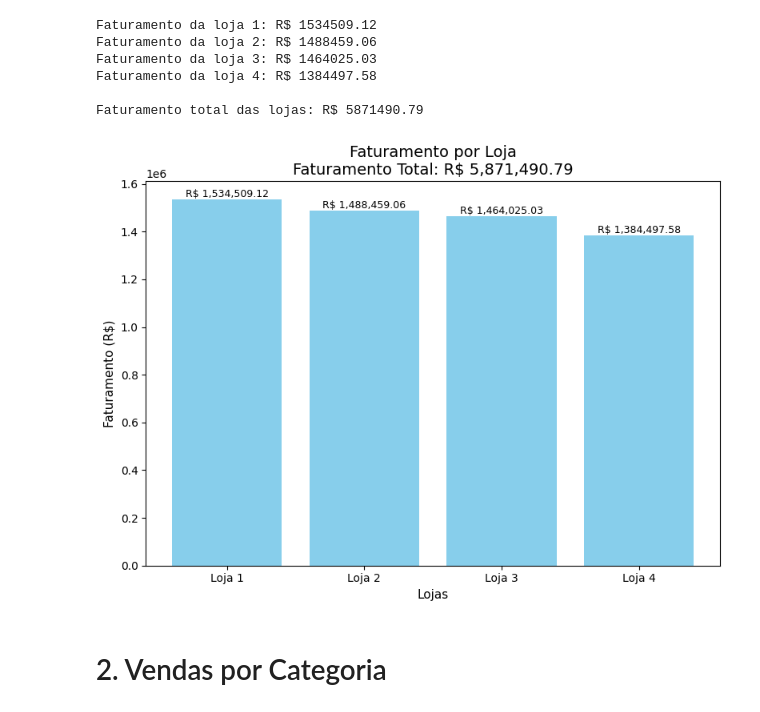
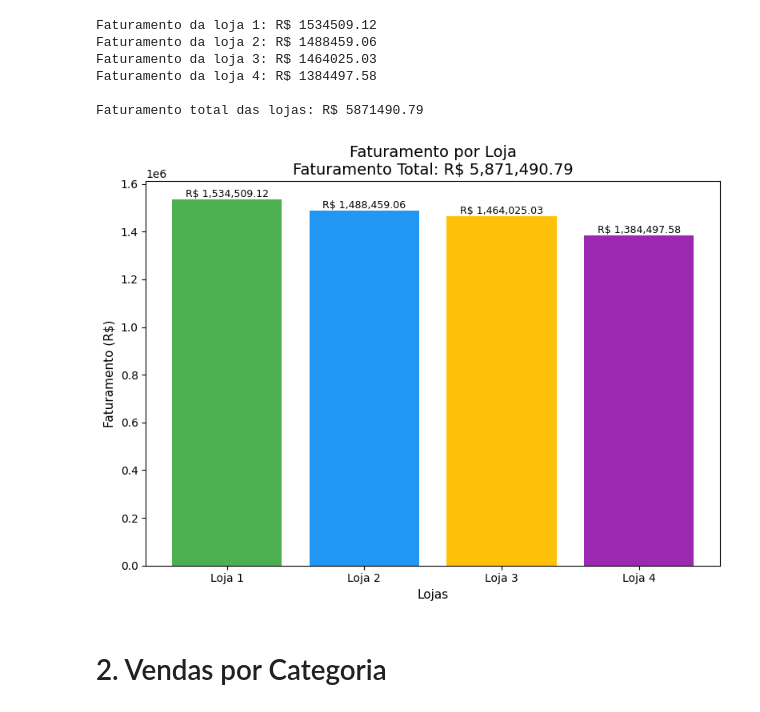
Before and after one commit to TyrGunllod/alura_store, a Jupyter notebook: AluraStoreBr.ipynb, the cells around one changed output. Drawn from its saved outputs; the diff is of its cells as text; code cells hidden in the pictures.

```diff
--- a/AluraStoreBr.ipynb
+++ b/AluraStoreBr.ipynb
@@ -50,18 +69,14 @@ def soma_produtos_tipo(arquivo, coluna):
 # ANÁLISE DE FATURAMENTO DAS LOJAS
 # ==============================================
 
-# Lista que armazenará o faturamento individual de cada loja
-faturamento_loja = []
+# Calcula o faturamento por loja
+faturamento_loja = [soma_por_coluna(loja, 'Preço') for loja in lojas]
 
-# Loop para calcular o faturamento (soma da coluna 'Preço') de cada loja
-for i in range(len(lojas)):
-    faturamento_loja.append(soma_por_coluna(lojas[i], 'Preço'))
-
-# Exibe o faturamento de cada loja individualmente
+# Exibe o faturamento por loja
 for i, valor in enumerate(faturamento_loja, start=1):
     print(f'Faturamento da loja {i}: R$ {valor:.2f}')
 
-# Calcula o faturamento total
+# Faturamento total
 faturamento_total = sum(faturamento_loja)
 print(f'\nFaturamento total das lojas: R$ {faturamento_total:.2f}')
 # %% [output]
@@ -72,35 +87,32 @@ Faturamento da loja 4: R$ 1384497.58
 
 Faturamento total das lojas: R$ 5871490.79
 # %%
-# Geração do gráfico de faturamento por loja
-
-# Lista com nomes das lojas para o eixo X
+# Nomes das lojas
 nomes_lojas = [f'Loja {i}' for i in range(1, len(lojas) + 1)]
 
-# Cria a figura e os eixos do gráfico
+# === Gráfico de faturamento por loja ===
+
 fig, ax = plt.subplots(figsize=(8, 6))
 
-# Cria as barras verticais
-barras = ax.bar(nomes_lojas, faturamento_loja, color='skyblue')
+# Cria o gráfico de barras com cores diferentes
+barras = ax.bar(nomes_lojas, faturamento_loja, color=cores)
 
-# Adiciona os valores de faturamento sobre cada barra
+# Adiciona os valores sobre cada barra
 for bar, valor in zip(barras, faturamento_loja):
     altura = bar.get_height()
-    ax.text(bar.get_x() + bar.get_width() / 2, altura + 500,  # posição do texto
+    ax.text(bar.get_x() + bar.get_width() / 2, altura + 500,
             f'R$ {valor:,.2f}', ha='center', va='bottom', fontsize=9)
 
-# Define título e rótulos
+# Título e rótulos
 ax.set_title(f'Faturamento por Loja\nFaturamento Total: R$ {faturamento_total:,.2f}', fontsize=14)
 ax.set_ylabel('Faturamento (R$)', fontsize=11)
 ax.set_xlabel('Lojas', fontsize=11)
 
-# Melhora o layout
+# Layout final
 plt.tight_layout()
-
-# Exibe o gráfico
 plt.show()
 # %% [output]
-[figure, old version]
+[figure, new version]
 # %% [markdown]
 # 2. Vendas por Categoria
 # %%
```
Also changed, not shown: parts of 18 cells of this notebook.
